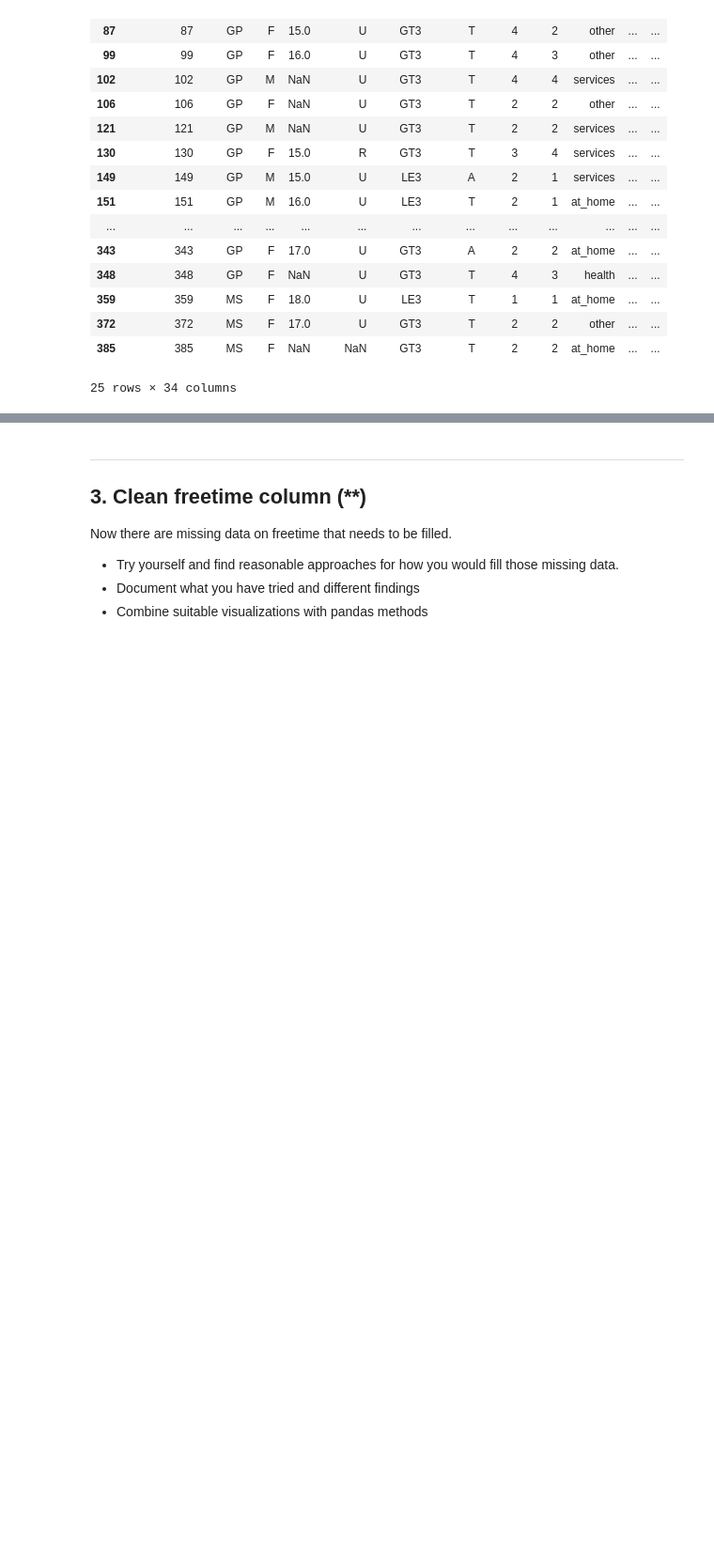
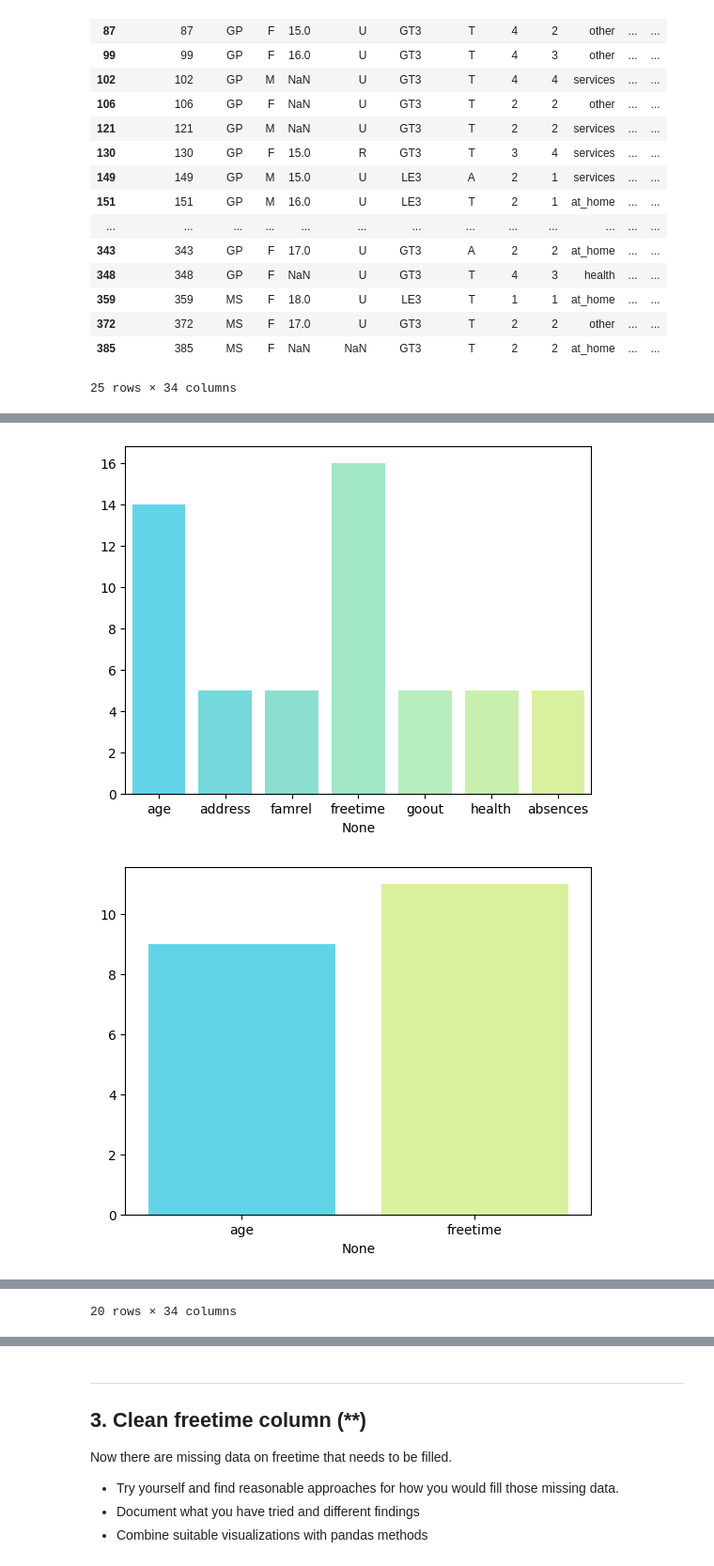
Before and after one commit to zoneme99/AI24-Databehandling-JC, a Jupyter notebook: Exercises/E01_missing_aggregation.ipynb, the cells around one changed output, grey strips where cells are left out. Shown at 94% size. Saved outputs shown, nothing was run; the diff lists cells and outputs as text; code cells hidden in the pictures; blank space fills up the shorter version.

```diff
--- a/Exercises/E01_missing_aggregation.ipynb
+++ b/Exercises/E01_missing_aggregation.ipynb
@@ -258,3 +282,12 @@ g)
 ![Age distribution vs alcohol](../assets/alcohol_age.png)
 
 </details>
+# %%
+du.plt_nans(df)
+df_cleaned = df[df.isna().sum(axis=1) <= 1]
+du.plt_nans(df_cleaned)
+mask =df_cleaned.isna().any(axis=1)
+df_cleaned[mask]
+# %% [output]
+[figure, added]
+[figure, added]
@@ -260,0 +311 @@ g)
+20 rows × 34 columns
```
Also changed, not shown: parts of 5 cells of this notebook, 3 other files.
